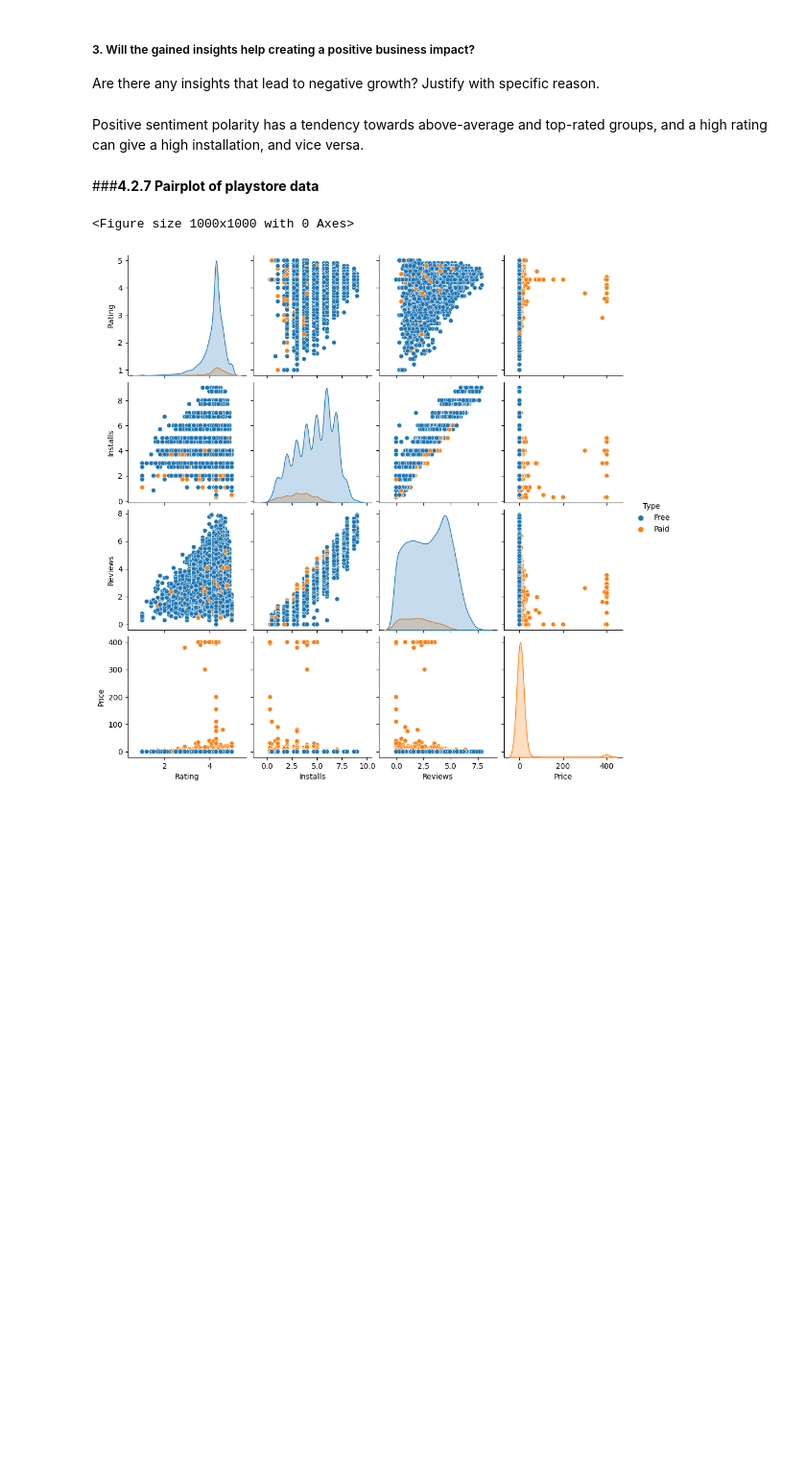
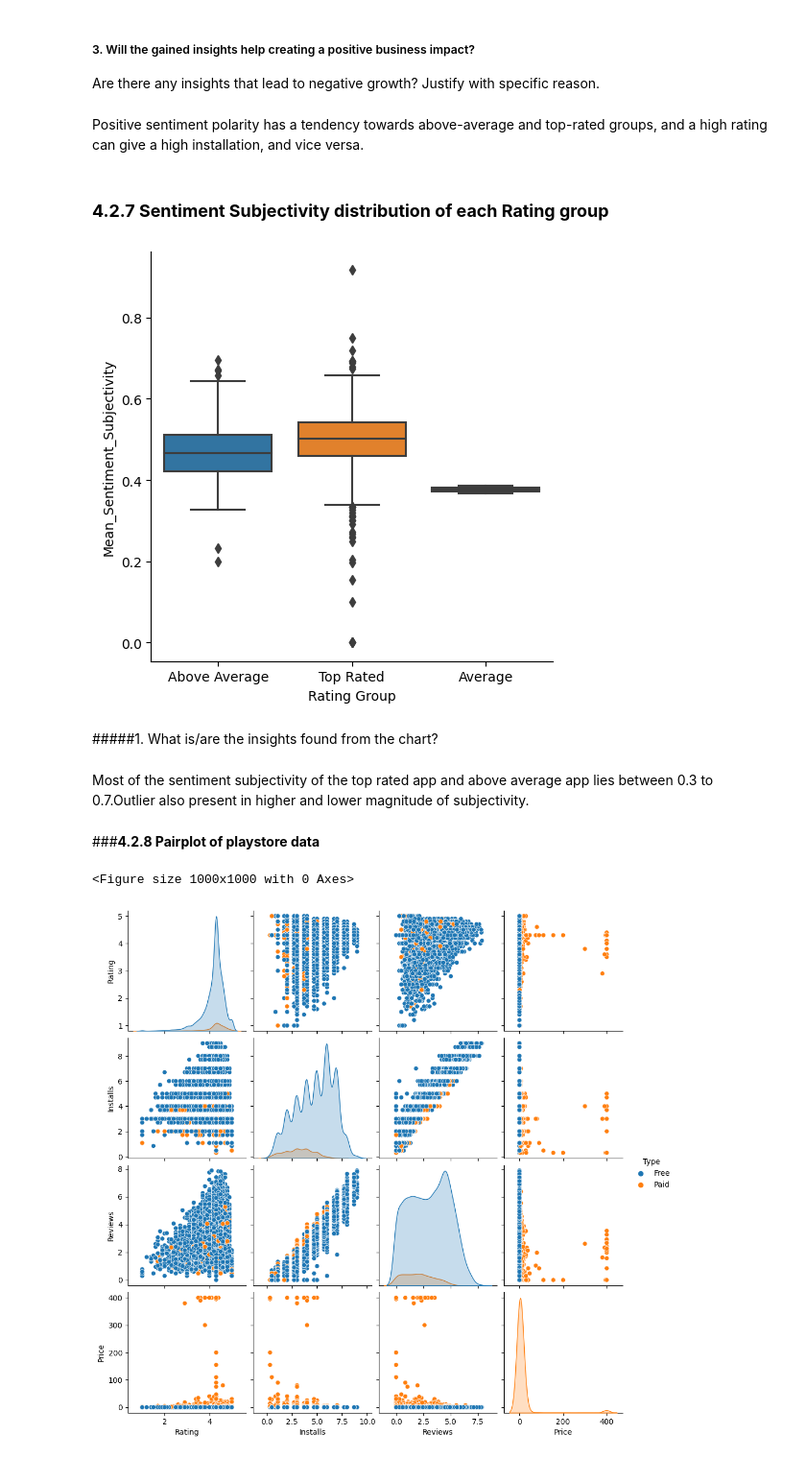
Before and after one commit to Mr-Himanshu123/Playstore-review-Analysis-EDA, a Jupyter notebook: Copy_of_Sample_EDA_Submission_Template.ipynb, the cells around one changed output. Shown at 96% size. Cells and saved outputs as stored; diff of their text form; code cells hidden in the pictures; blank space fills up the shorter version.

```diff
--- a/Copy_of_Sample_EDA_Submission_Template.ipynb
+++ b/Copy_of_Sample_EDA_Submission_Template.ipynb
@@ -1322,8 +1346,19 @@ Catplot is ideal for categorical and numerical data visualisation. So, for senti
 Are there any insights that lead to negative growth? Justify with specific reason.
 # %% [markdown]
 Positive sentiment polarity has a tendency towards above-average and top-rated groups, and a high rating can give a high installation, and vice versa.
+# %% [markdown]
+### **4.2.7 Sentiment Subjectivity distribution of each Rating group**
+# %%
+#Visualize the sentiment subjectivity distribution of each rating group
+sns.catplot(x='Rating Group', y='Mean_Sentiment_Subjectivity',data=merged_df,kind='box');
+# %% [output]
+[figure, added]
+# %% [markdown]
+#####1. What is/are the insights found from the chart?
+# %% [markdown]
+ Most of the sentiment subjectivity of the top rated app and above average app lies between 0.3 to 0.7.Outlier also present in higher and lower magnitude of subjectivity.
 # %% [markdown]
-###**4.2.7 Pairplot of playstore data**
+###**4.2.8 Pairplot of playstore data**
 # %%
 #Visualize the pairplot data
 df_ps_nz=playstore_df.copy()
```
Also changed, not shown: parts of 14 cells of this notebook.
